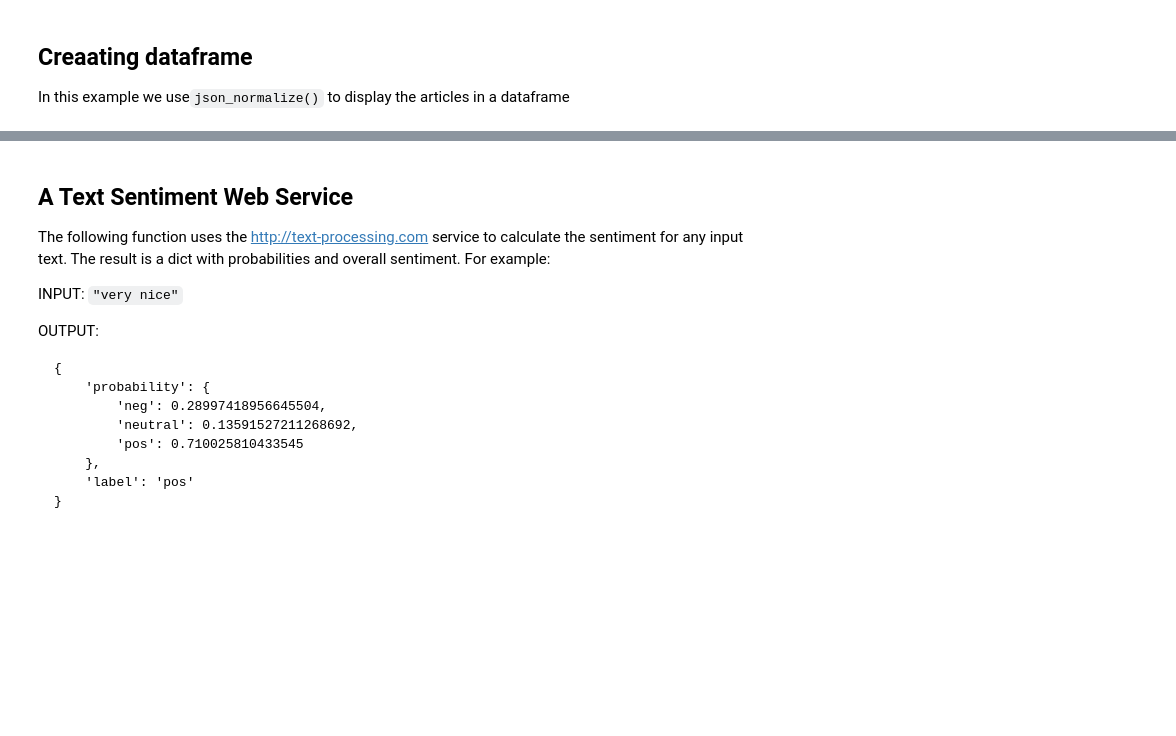
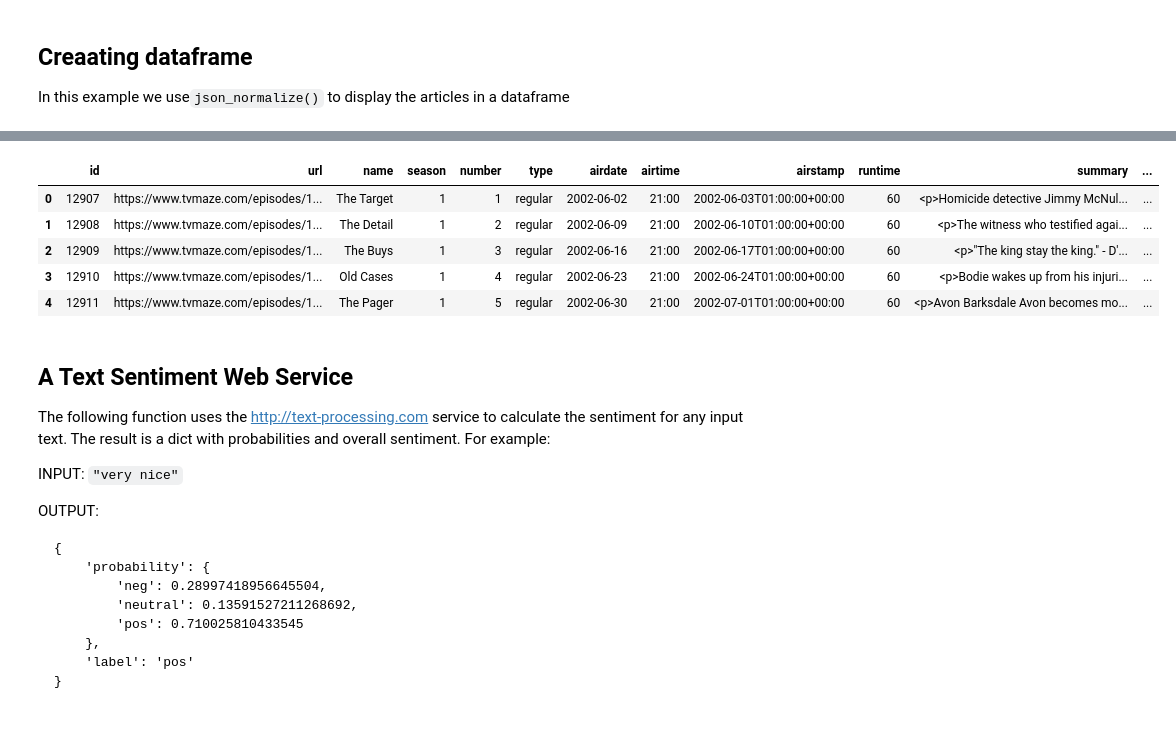
Before and after one commit to ist256/spring2026, a Jupyter notebook: lessons/11-Pandas-II/SmallGroup-PandasII.ipynb, the cells around one changed output, grey strips where cells are left out. Cells and saved outputs as stored; diff of their text form; code cells hidden in the pictures; blank space fills up the shorter version.

```diff
--- a/lessons/11-Pandas-II/SmallGroup-PandasII.ipynb
+++ b/lessons/11-Pandas-II/SmallGroup-PandasII.ipynb
@@ -34,2 +52,4 @@ articles[0]
 # %%
 # PROMPT 1 read in episodes of "The Wire" find the episodes key, and show the first episode.
+thewire = get_json("https://raw.githubusercontent.com/mafudge/datasets/master/tv-shows/the-wire.json")
+thewire
@@ -43,2 +85,13 @@ art_df.head(1)
 # %%
-# PROMPT 2 display the episodes as a dataframe
+# # PROMPT 2 display the episodes as a dataframe
+# wire_df = pd.json_normalize(thewire)
+# wire_df
+episodes_df = pd.json_normalize(thewire, record_path = ["_embedded","episodes"])
+episodes_df.head()
+# %% [output]
+|  | id | url | name | season | number | type | airdate | airtime | airstamp | runtime | summary | ... |
+| 0 | 12907 | https://www.tvmaze.com/episodes/1... | The Target | 1 | 1 | regular | 2002-06-02 | 21:00 | 2002-06-03T01:00:00+00:00 | 60 | <p>Homicide detective Jimmy McNul... | ... |
+| 1 | 12908 | https://www.tvmaze.com/episodes/1... | The Detail | 1 | 2 | regular | 2002-06-09 | 21:00 | 2002-06-10T01:00:00+00:00 | 60 | <p>The witness who testified agai... | ... |
+| 2 | 12909 | https://www.tvmaze.com/episodes/1... | The Buys | 1 | 3 | regular | 2002-06-16 | 21:00 | 2002-06-17T01:00:00+00:00 | 60 | <p>"The king stay the king." - D'... | ... |
+| 3 | 12910 | https://www.tvmaze.com/episodes/1... | Old Cases | 1 | 4 | regular | 2002-06-23 | 21:00 | 2002-06-24T01:00:00+00:00 | 60 | <p>Bodie wakes up from his injuri... | ... |
+| 4 | 12911 | https://www.tvmaze.com/episodes/1... | The Pager | 1 | 5 | regular | 2002-06-30 | 21:00 | 2002-07-01T01:00:00+00:00 | 60 | <p>Avon Barksdale Avon becomes mo... | ... |
```
Also changed, not shown: parts of 15 cells of this notebook, 2 other files.
